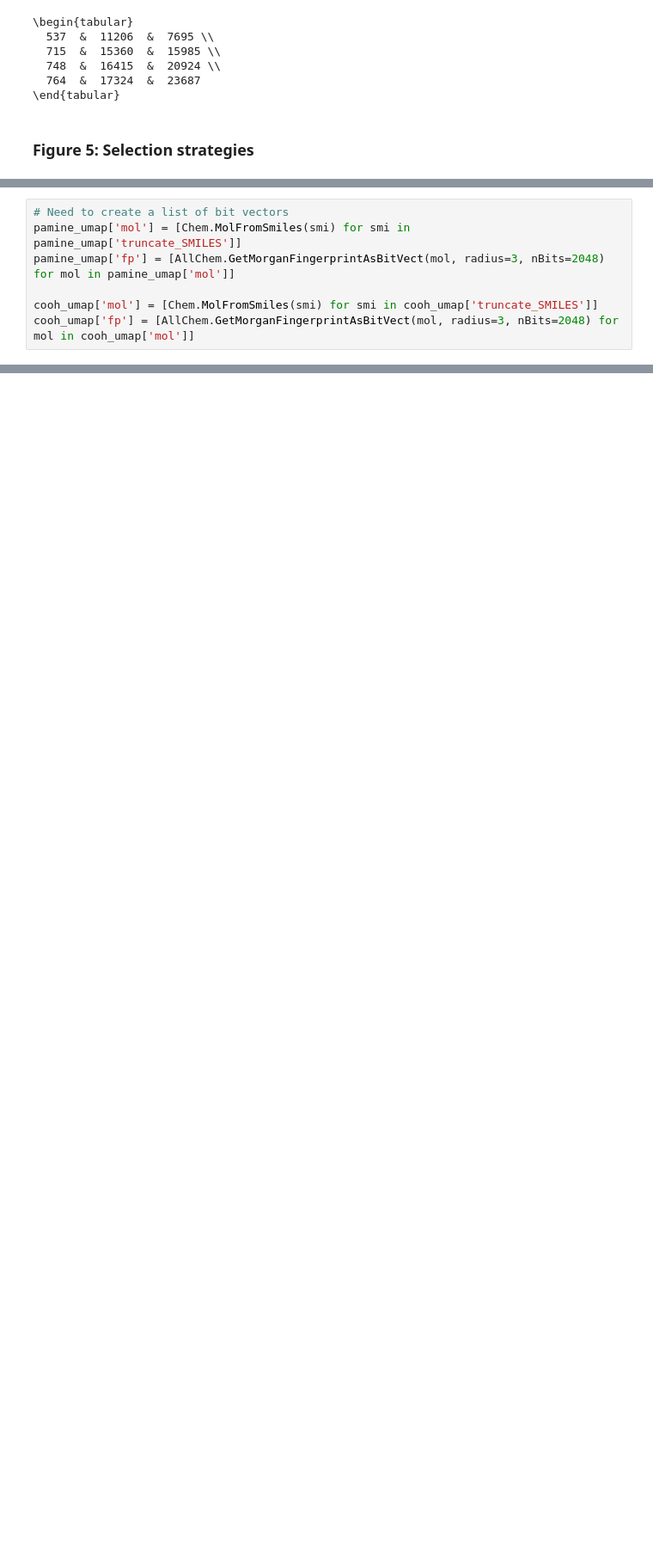
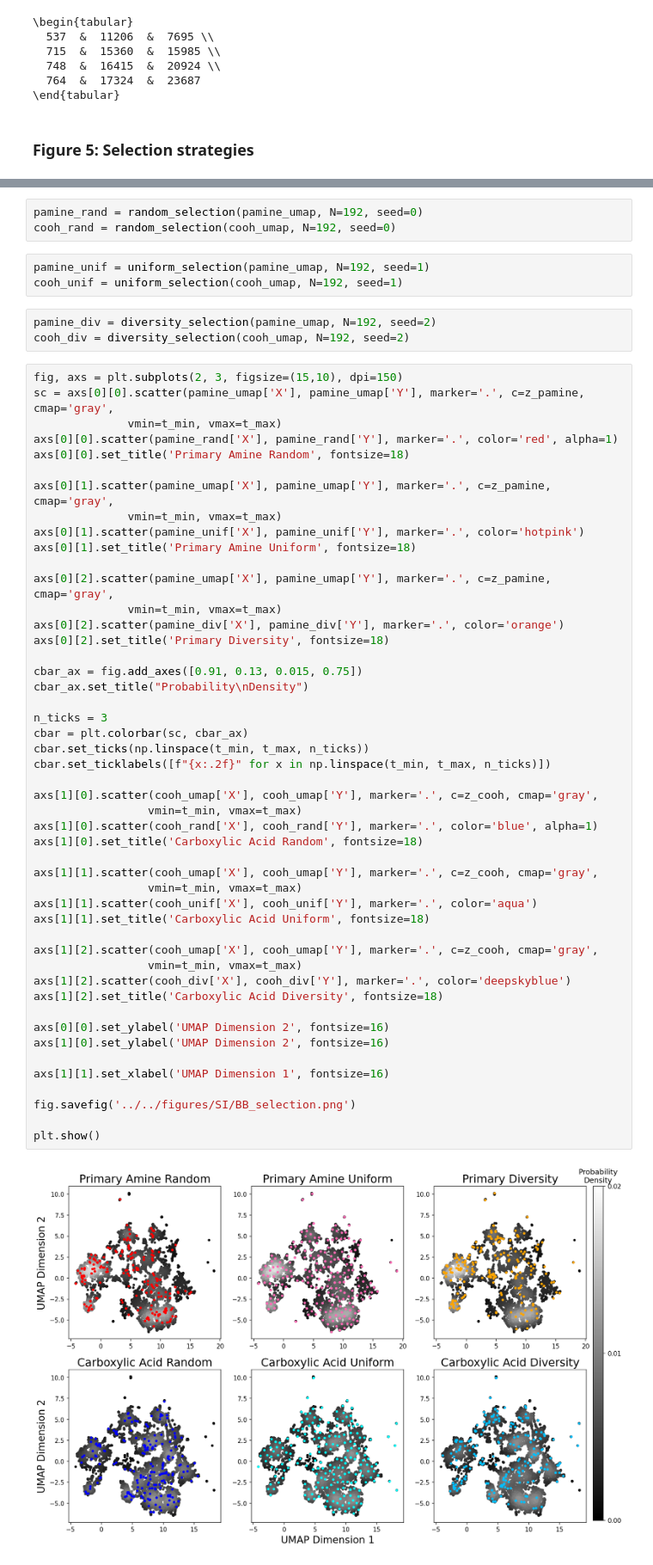
Before and after one commit to MobleyLab/DEL_BB_design, a Jupyter notebook: code/analysis/SI_analysis.ipynb, the cells around one changed output, grey strips where cells are left out. Shown at 86% size. Saved outputs shown, nothing was run; the diff lists cells and outputs as text; blank space fills up the shorter version.

```diff
--- a/code/analysis/SI_analysis.ipynb
+++ b/code/analysis/SI_analysis.ipynb
@@ -1309,7 +492,0 @@ print(len(c_unif))
-# %%
-# Need to create a list of bit vectors
-pamine_umap['mol'] = [Chem.MolFromSmiles(smi) for smi in pamine_umap['truncate_SMILES']]
-pamine_umap['fp'] = [AllChem.GetMorganFingerprintAsBitVect(mol, radius=3, nBits=2048) for mol in pamine_umap['mol']]
-
-cooh_umap['mol'] = [Chem.MolFromSmiles(smi) for smi in cooh_umap['truncate_SMILES']]
-cooh_umap['fp'] = [AllChem.GetMorganFingerprintAsBitVect(mol, radius=3, nBits=2048) for mol in cooh_umap['mol']]
@@ -1747,0 +493,59 @@ print(np.mean(np.max(l2p2_sim, axis=1)))
+# %%
+pamine_rand = random_selection(pamine_umap, N=192, seed=0)
+cooh_rand = random_selection(cooh_umap, N=192, seed=0)
+# %%
+pamine_unif = uniform_selection(pamine_umap, N=192, seed=1)
+cooh_unif = uniform_selection(cooh_umap, N=192, seed=1)
+# %%
+pamine_div = diversity_selection(pamine_umap, N=192, seed=2)
+cooh_div = diversity_selection(cooh_umap, N=192, seed=2)
+# %%
+fig, axs = plt.subplots(2, 3, figsize=(15,10), dpi=150)
+sc = axs[0][0].scatter(pamine_umap['X'], pamine_umap['Y'], marker='.', c=z_pamine, cmap='gray',
+              vmin=t_min, vmax=t_max)
+axs[0][0].scatter(pamine_rand['X'], pamine_rand['Y'], marker='.', color='red', alpha=1)
+axs[0][0].set_title('Primary Amine Random', fontsize=18)
+
+axs[0][1].scatter(pamine_umap['X'], pamine_umap['Y'], marker='.', c=z_pamine, cmap='gray',
+              vmin=t_min, vmax=t_max)
+axs[0][1].scatter(pamine_unif['X'], pamine_unif['Y'], marker='.', color='hotpink')
+axs[0][1].set_title('Primary Amine Uniform', fontsize=18)
+
+axs[0][2].scatter(pamine_umap['X'], pamine_umap['Y'], marker='.', c=z_pamine, cmap='gray',
+              vmin=t_min, vmax=t_max)
+axs[0][2].scatter(pamine_div['X'], pamine_div['Y'], marker='.', color='orange')
+axs[0][2].set_title('Primary Diversity', fontsize=18)
+
+cbar_ax = fig.add_axes([0.91, 0.13, 0.015, 0.75])
+cbar_ax.set_title("Probability\nDensity")
+
+n_ticks = 3
+cbar = plt.colorbar(sc, cbar_ax)
+cbar.set_ticks(np.linspace(t_min, t_max, n_ticks))
+cbar.set_ticklabels([f"{x:.2f}" for x in np.linspace(t_min, t_max, n_ticks)])
+
+axs[1][0].scatter(cooh_umap['X'], cooh_umap['Y'], marker='.', c=z_cooh, cmap='gray',
+                 vmin=t_min, vmax=t_max)
+axs[1][0].scatter(cooh_rand['X'], cooh_rand['Y'], marker='.', color='blue', alpha=1)
+axs[1][0].set_title('Carboxylic Acid Random', fontsize=18)
+
+axs[1][1].scatter(cooh_umap['X'], cooh_umap['Y'], marker='.', c=z_cooh, cmap='gray',
+                 vmin=t_min, vmax=t_max)
+axs[1][1].scatter(cooh_unif['X'], cooh_unif['Y'], marker='.', color='aqua')
+axs[1][1].set_title('Carboxylic Acid Uniform', fontsize=18)
+
+axs[1][2].scatter(cooh_umap['X'], cooh_umap['Y'], marker='.', c=z_cooh, cmap='gray',
+                 vmin=t_min, vmax=t_max)
+axs[1][2].scatter(cooh_div['X'], cooh_div['Y'], marker='.', color='deepskyblue')
+axs[1][2].set_title('Carboxylic Acid Diversity', fontsize=18)
+
+axs[0][0].set_ylabel('UMAP Dimension 2', fontsize=16)
+axs[1][0].set_ylabel('UMAP Dimension 2', fontsize=16)
+
+axs[1][1].set_xlabel('UMAP Dimension 1', fontsize=16)
+
+fig.savefig('../../figures/SI/BB_selection.png')
+
+plt.show()
+# %% [output]
+[figure, added]
```
Also changed, not shown: parts of 102 cells of this notebook, 21 other files.
